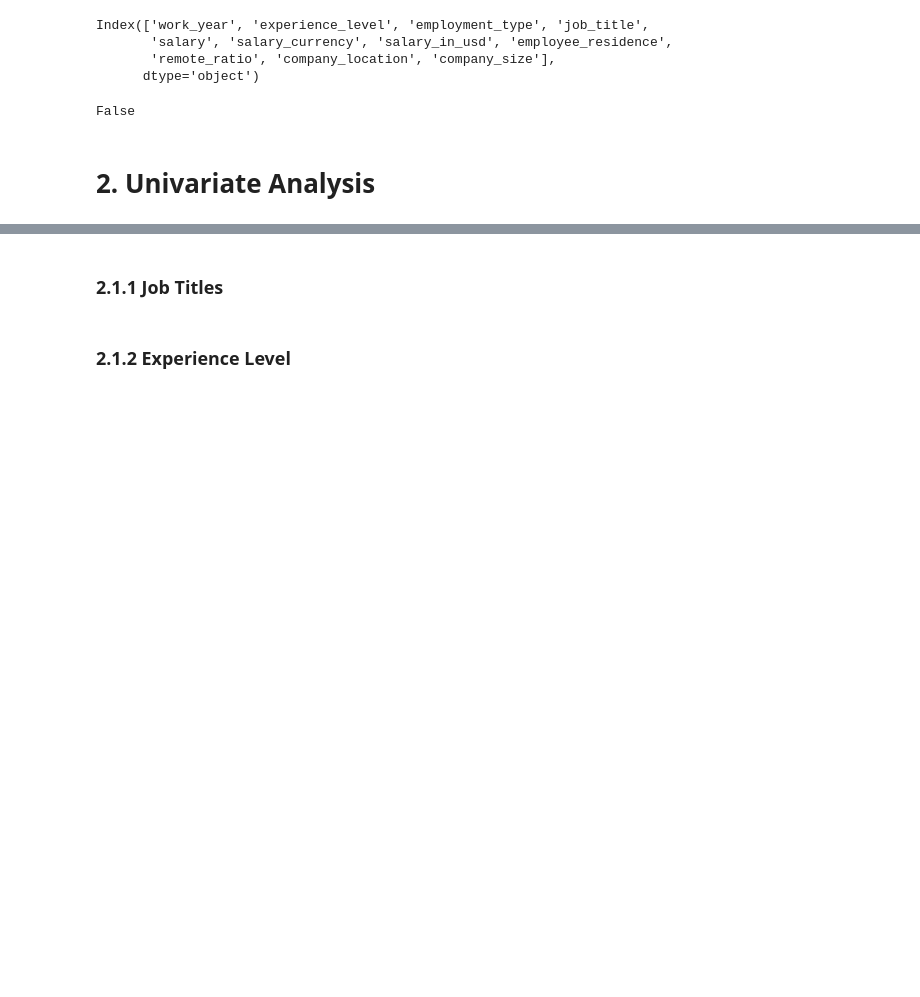
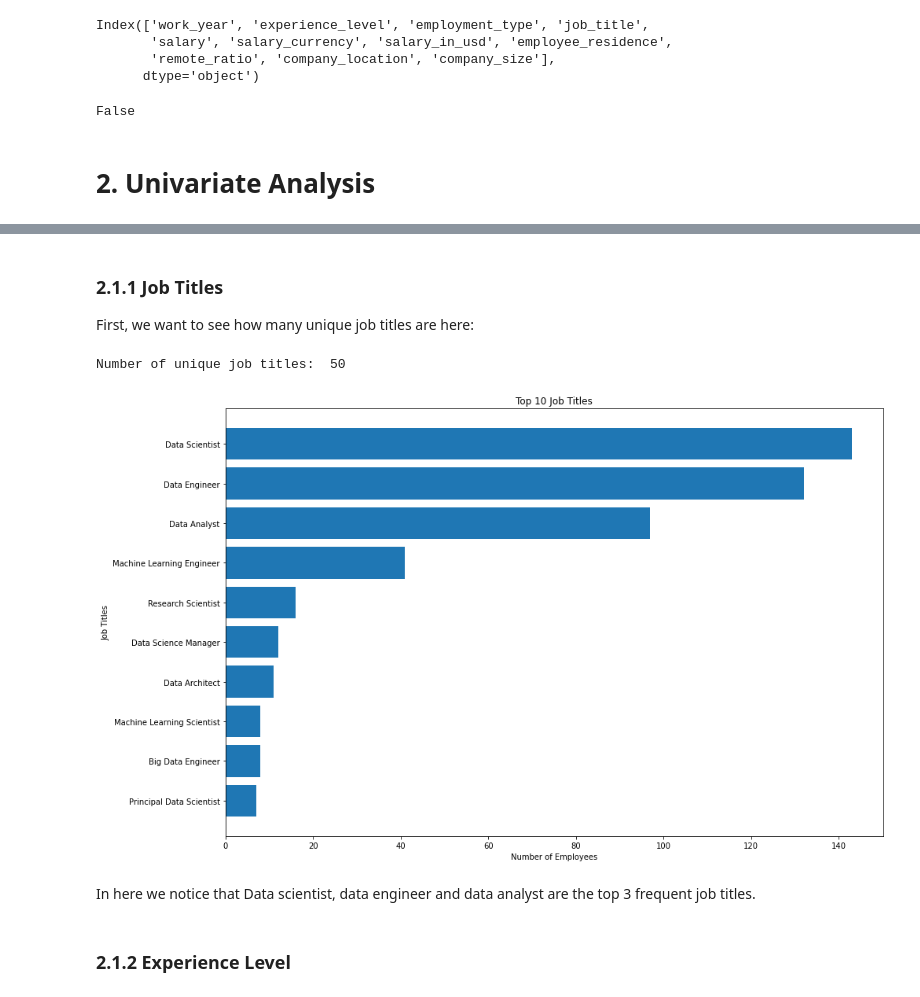
Before and after one commit to s03018296/Data-Science-Job-Salaries-EDA-Analysis, a Jupyter notebook: Salary EDA Analysis.ipynb, the cells around one changed output, grey strips where cells are left out. Cells and saved outputs as stored; diff of their text form; code cells hidden in the pictures; blank space fills up the shorter version.

```diff
--- a/Salary EDA Analysis.ipynb
+++ b/Salary EDA Analysis.ipynb
@@ -81,4 +94,23 @@ False
 # %% [markdown]
 ### 2.1.1 Job Titles<a class="anchor" id="JobTitles"></a>
+First, we want to see how many unique job titles are here:
+# %%
+print("Number of unique job titles: ", df['job_title'].nunique())
+# %% [output]
+Number of unique job titles:  50
+# %%
+top10_job = df['job_title'].value_counts()[:10]
+top10_job.sort_values(inplace=True)
+
+fig = plt.figure(figsize = (15, 10))
+plt.barh(top10_job.index, top10_job.values)
+plt.xlabel("Number of Employees")
+plt.ylabel("Job Titles")
+plt.title("Top 10 Job Titles")
+plt.show()
+# %% [output]
+[figure, added]
+# %% [markdown]
+In here we notice that Data scientist, data engineer and data analyst are the top 3 frequent job titles.
 # %% [markdown]
 ### 2.1.2 Experience Level<a class="anchor" id="ExperienceLevel"></a>
```
Also changed, not shown: parts of 16 cells of this notebook.
